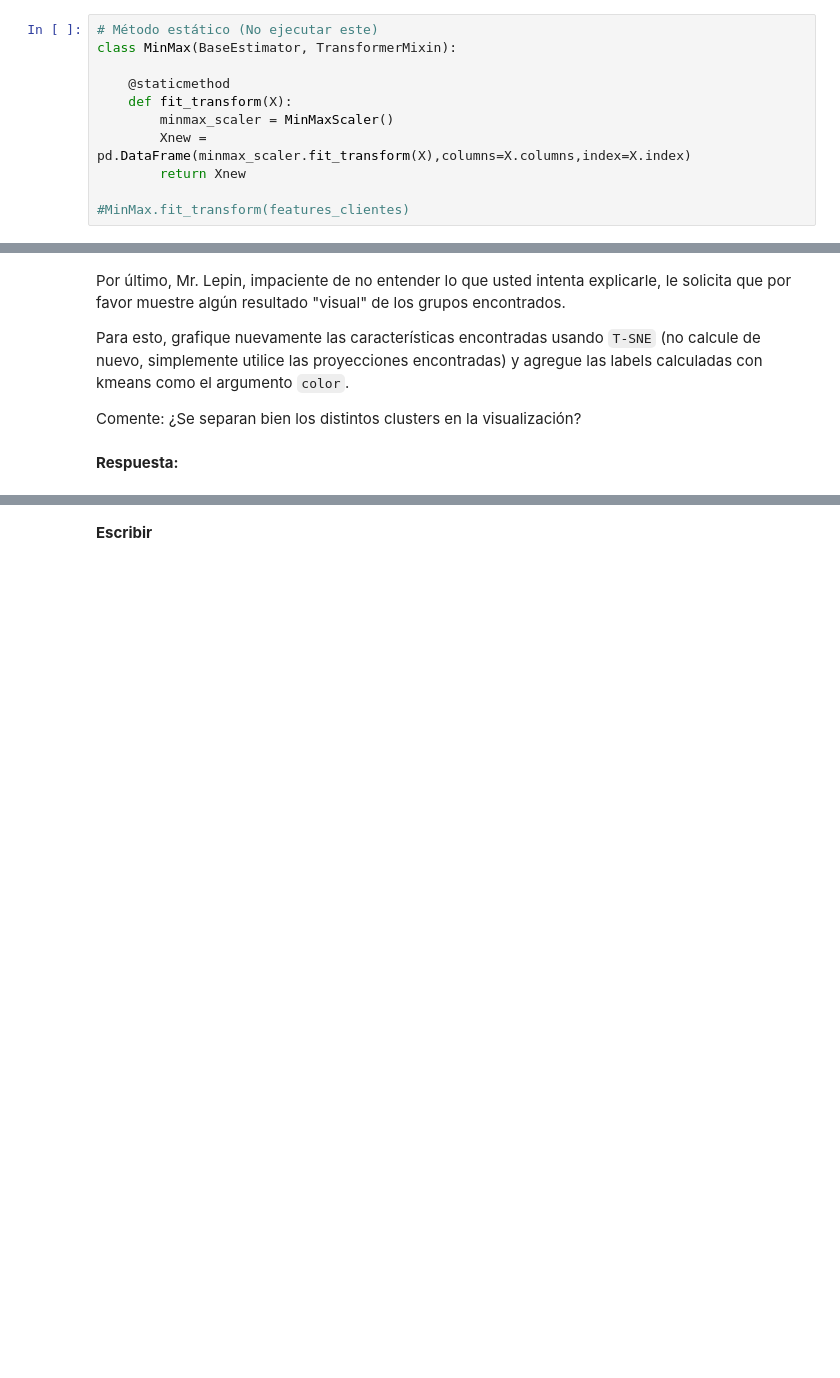
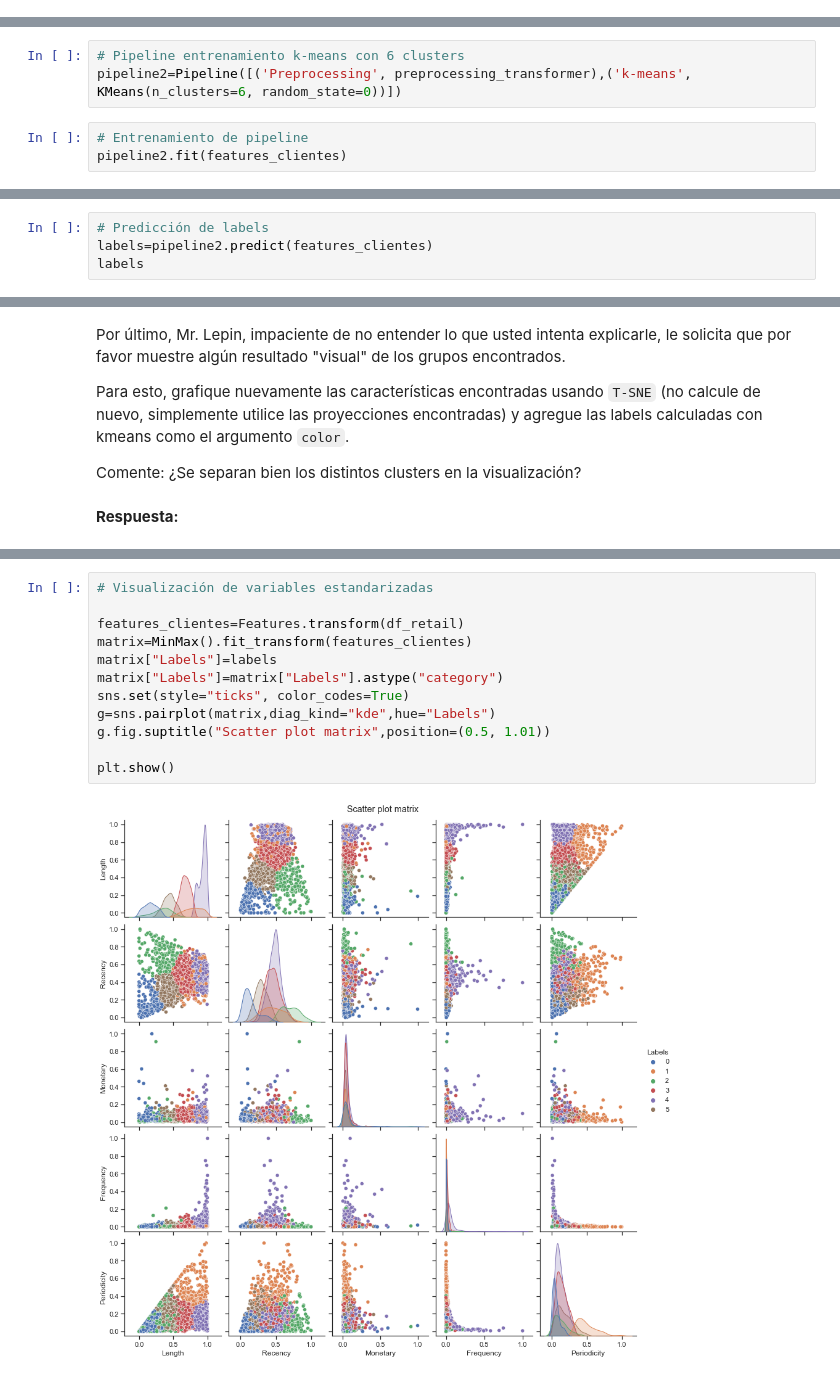
Before and after one commit to JLCdata/Programacion_Data_Science, a Jupyter notebook: laboratorio_6/Laboratorio6_Enunciado.ipynb, the cells around one changed output, grey strips where cells are left out. Saved outputs shown, nothing was run; the diff lists cells and outputs as text; blank space fills up the shorter version.

```diff
--- a/laboratorio_6/Laboratorio6_Enunciado.ipynb
+++ b/laboratorio_6/Laboratorio6_Enunciado.ipynb
@@ -288,17 +289,6 @@ $$MinMax = \dfrac{x-min(x)}{max(x) - min(x)}$$
 Con esto buscamos que los valores que componen a las columnas se muevan en el rango de valores $[0, 1]$.
 # %% [markdown]
 **Respuesta:**
-# %%
-# Método estático (No ejecutar este)
-class MinMax(BaseEstimator, TransformerMixin):
-
-    @staticmethod
-    def fit_transform(X):
-        minmax_scaler = MinMaxScaler()
-        Xnew = pd.DataFrame(minmax_scaler.fit_transform(X),columns=X.columns,index=X.index)
-        return Xnew
-
-#MinMax.fit_transform(features_clientes)
 # %%
 # Método no estático Custom min max -> Ejecutar version dataframe completo
 class MinMax(BaseEstimator, TransformerMixin):
@@ -467,0 +420,6 @@ features_tsne_embedded["Labels"]=features_tsne_embedded["Labels"].astype("catego
+# %%
+# Pipeline entrenamiento k-means con 6 clusters
+pipeline2=Pipeline([('Preprocessing', preprocessing_transformer),('k-means', KMeans(n_clusters=6, random_state=0))])
+# %%
+# Entrenamiento de pipeline
+pipeline2.fit(features_clientes)
@@ -467,0 +433,4 @@ features_tsne_embedded["Labels"]=features_tsne_embedded["Labels"].astype("catego
+# %%
+# Predicción de labels
+labels=pipeline2.predict(features_clientes)
+labels
@@ -492,5 +482,17 @@ fig.update_layout(
 fig.show()
 # %% [output]
 [interactive output not drawn]
-# %% [markdown]
-**Escribir**
+# %%
+# Visualización de variables estandarizadas
+
+features_clientes=Features.transform(df_retail)
+matrix=MinMax().fit_transform(features_clientes)
+matrix["Labels"]=labels
+matrix["Labels"]=matrix["Labels"].astype("category")
+sns.set(style="ticks", color_codes=True)
+g=sns.pairplot(matrix,diag_kind="kde",hue="Labels")
+g.fig.suptitle("Scatter plot matrix",position=(0.5, 1.01))
+
+plt.show()
+# %% [output]
+[figure, added]
```
Also changed, not shown: parts of 16 cells of this notebook.
